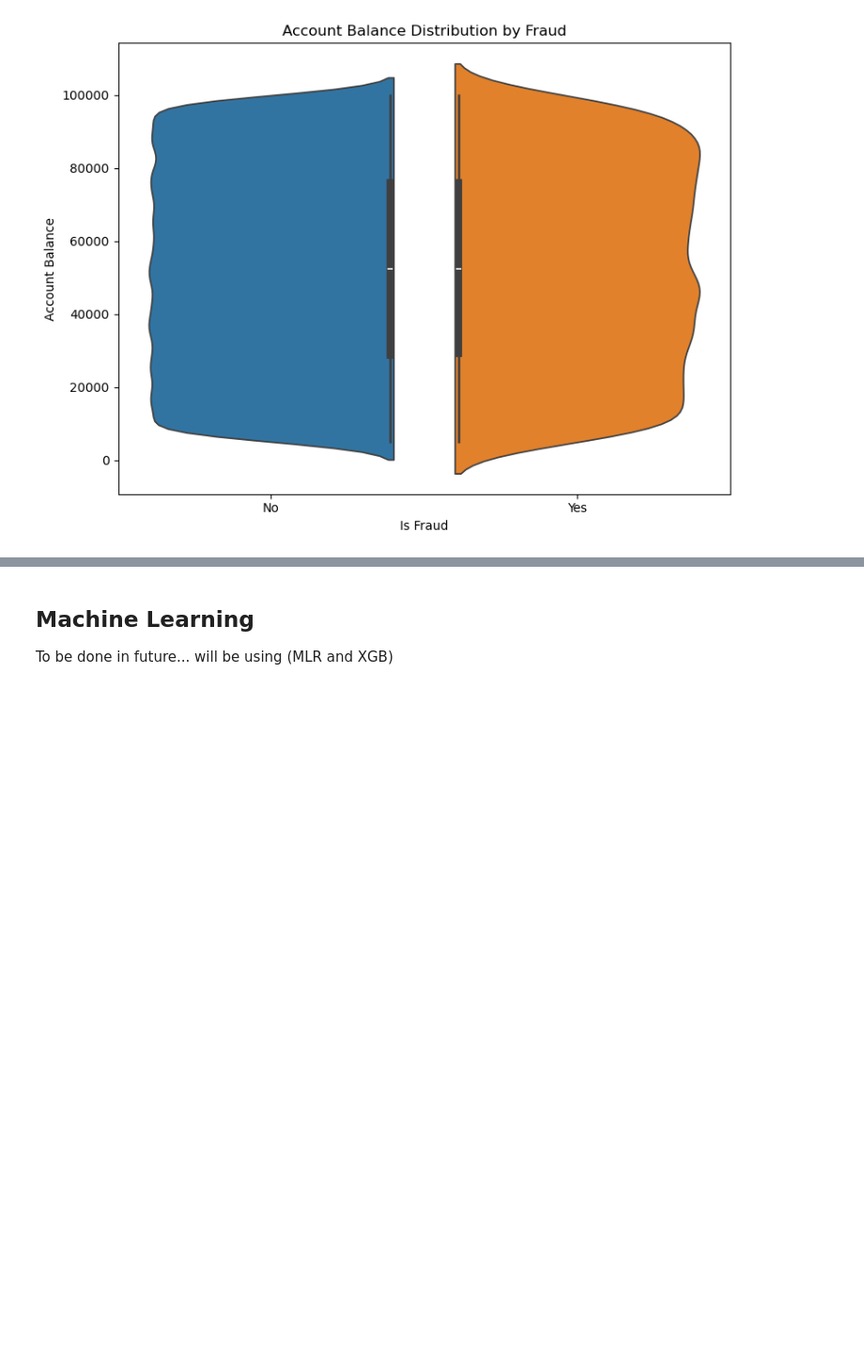
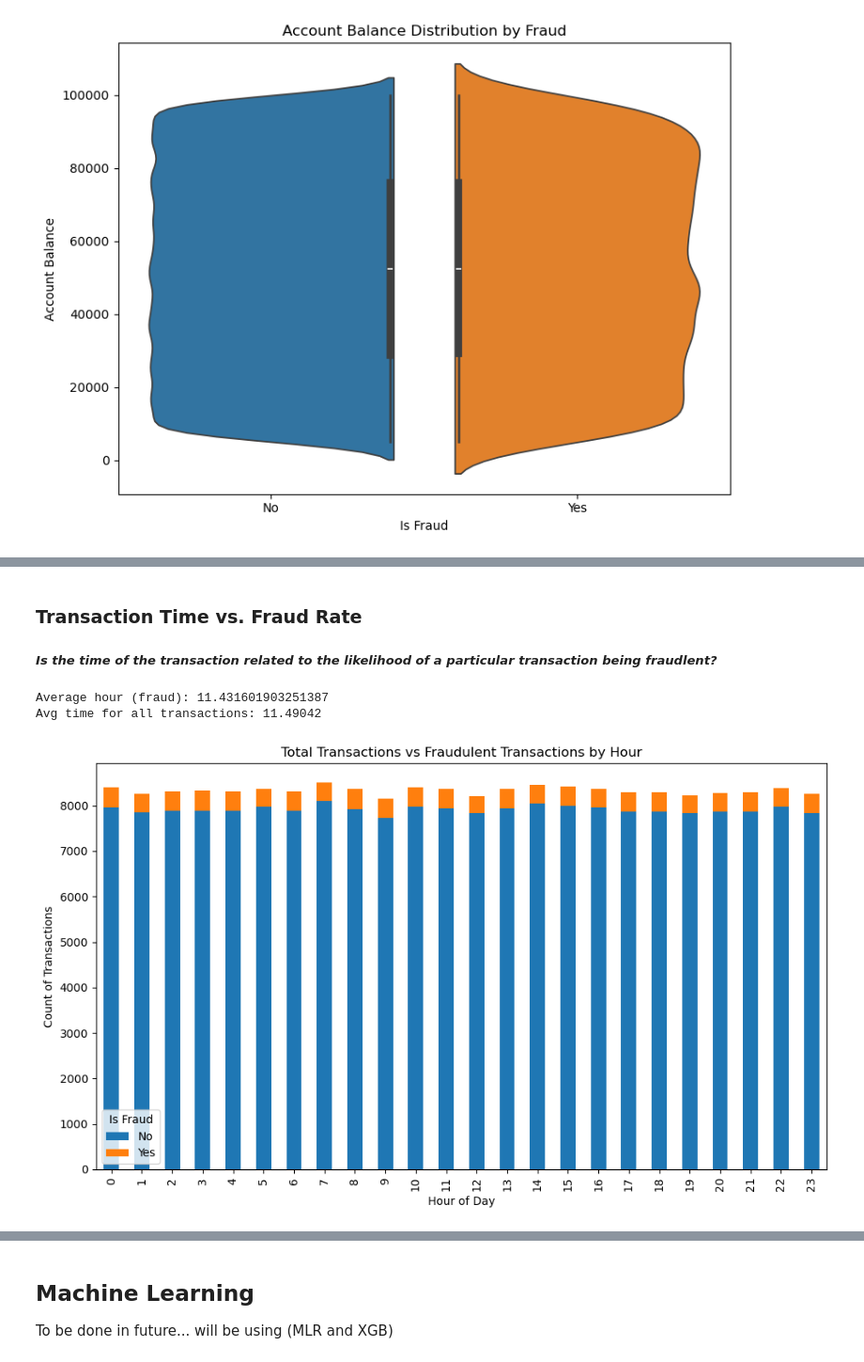
Before and after one commit to owenmilke/CS3870-Final-Project, a Jupyter notebook: BankFraud.ipynb, the cells around one changed output, grey strips where cells are left out. Shown: that part at 94% size. Cells and saved outputs as stored; diff of their text form; code cells hidden in the pictures; blank space fills up the shorter version.

Commit message:
Added exploratory analysis for Transaction_Date, Time, Amount, and Account_Balance.

```diff
--- a/BankFraud.ipynb
+++ b/BankFraud.ipynb
@@ -227,0 +231,33 @@ plt.show()
+# %% [markdown]
+### Transaction Time vs. Fraud Rate
+##### *Is the time of the transaction related to the likelihood of a particular transaction being fraudlent?*
+# %%
+from Exploratory.trans_date_time_amount_balance_exploratory import  transform_features
+import pandas as pd
+CLEANED: pd.DataFrame = pd.read_csv('Cleaned_Fraud.csv')
+CLEANED = transform_features(df=CLEANED)
+fraud_by_transaction_time = CLEANED.groupby(['Hour', 'Is_Fraud']).size().unstack(fill_value=0)
+fraud_by_transaction_time.plot(
+    kind='bar',
+    stacked=True,
+    figsize=(10, 6)
+)
+plt.title("Total Transactions vs Fraudulent Transactions by Hour")
+plt.xlabel("Hour of Day")
+plt.ylabel("Count of Transactions")
+plt.legend(title="Is Fraud")
+plt.tight_layout()
+#plt.show()
+fraud_only = CLEANED[CLEANED['Is_Fraud'] == 'Yes']
+mean_fraud_hour = fraud_only['Hour'].mean()
+
+print("Average hour (fraud):", mean_fraud_hour)
+
+mean_all_trans = CLEANED['Hour'].mean()
+print("Avg time for all transactions:", mean_all_trans)
+df_fraud = CLEANED[CLEANED['Is_Fraud'] == 'Yes']
+plt.show()
+# %% [output]
+Average hour (fraud): 11.431601903251387
+Avg time for all transactions: 11.49042
+[figure, added]
```
Also changed, not shown: parts of 14 cells of this notebook, 1 other file.
